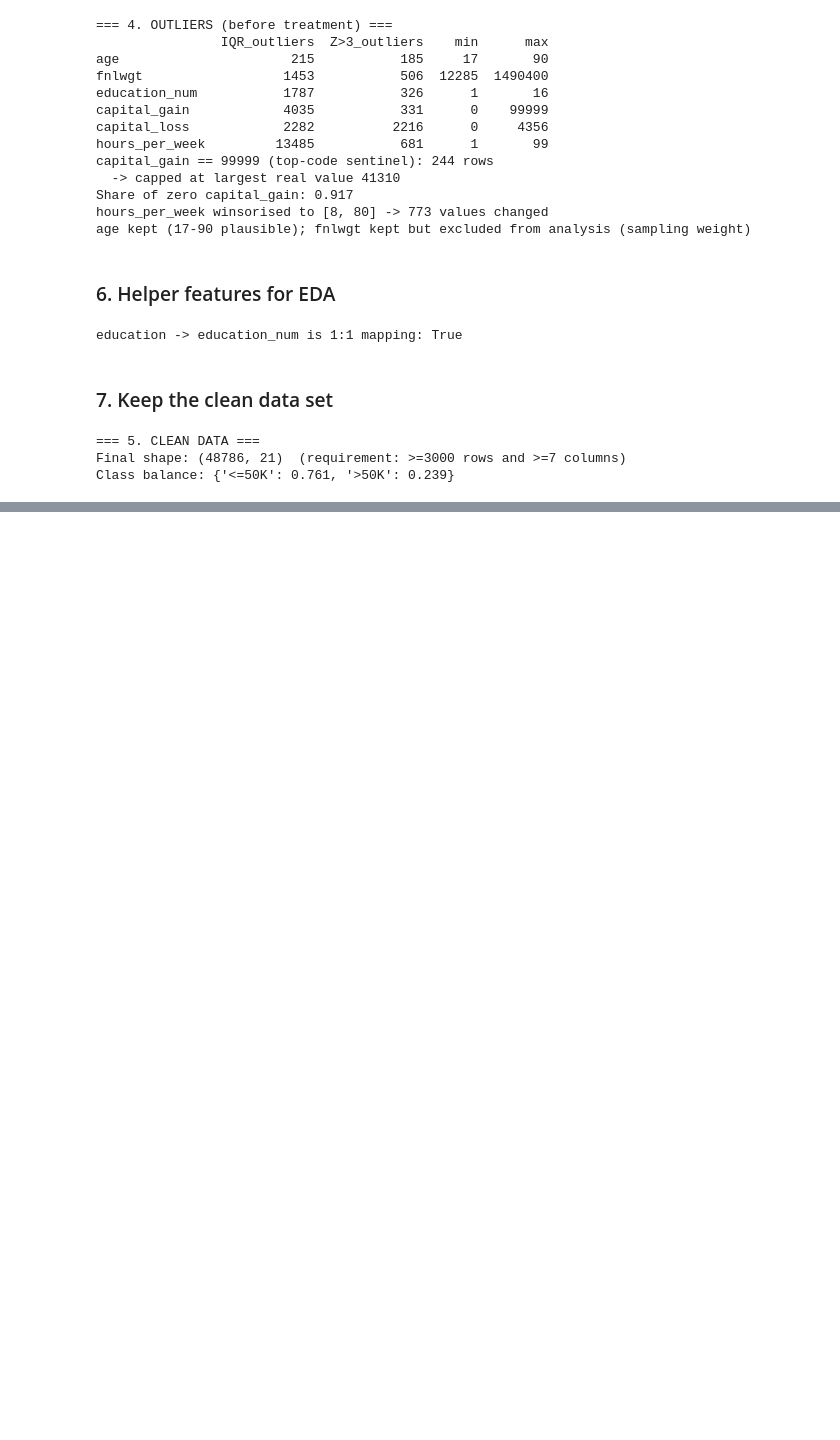
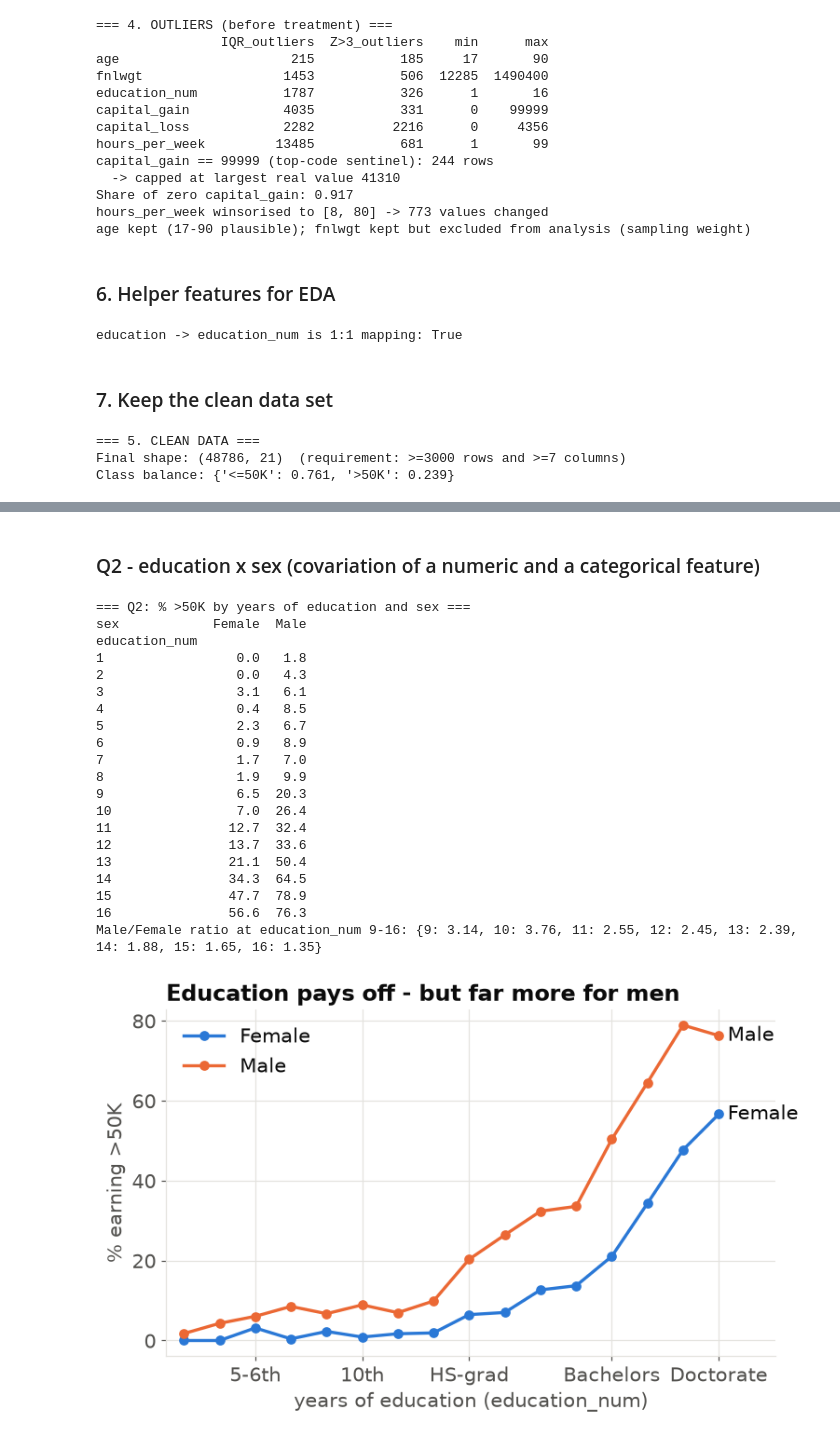
Before and after one commit to RhuanMendanha/CA1-40--Data-Exploration-and-Preparation, a Jupyter notebook: DEP_Project.ipynb, the cells around one changed output, grey strips where cells are left out. Cells and saved outputs as stored; diff of their text form; code cells hidden in the pictures; blank space fills up the shorter version.

```diff
--- a/DEP_Project.ipynb
+++ b/DEP_Project.ipynb
@@ -459,0 +665,74 @@ Class balance: {'<=50K': 0.761, '>50K': 0.239}
+# %% [markdown]
+### Q2 - education x sex (covariation of a numeric and a categorical feature)
+# %%
+# ---------- Q2: Comparing income by education level and sex ----------
+# Here I wanted to investigate whether having more years of education
+# is linked to higher income, and whether the pattern is different
+# between men and women.
+# I calculate the percentage earning over 50K for each education level
+# and separate the results by sex.
+
+edu = rate(["education_num", "sex"]).unstack()
+
+note("=== Q2: % >50K by years of education and sex ===")
+note(edu.round(1).to_string())
+
+
+# I calculate the ratio between male and female high earners for each
+# education level from 9 to 16. This helps me compare the differences
+# between the two groups at similar education levels.
+ratio = (edu["Male"] / edu["Female"]).loc[9:16]
+note(f"Male/Female ratio at education_num 9-16: {ratio.round(2).to_dict()}")
+note("")
+
+
+# ---------- Visualising the education and income relationship ----------
+# I use a line chart to show how the percentage of people earning over 50K
+# changes as their education level increases.
+# Each line represents a different group, making the comparison easier.
+
+fig, ax = plt.subplots(figsize=(7.2, 4.6))
+
+for sex, c in [("Female", ps.BLUE), ("Male", ps.ORANGE)]:
+    ax.plot(edu.index, edu[sex], color=c, marker="o", ms=6)
+    ax.text(16.25, edu[sex].iloc[-1], sex, color=ps.INK, va="center")
+
+
+# I replace the numerical education values with familiar qualification names
+# so the graph is easier to understand.
+ax.set_xticks([3, 6, 9, 13, 16])
+ax.set_xticklabels(["5-6th", "10th", "HS-grad", "Bachelors", "Doctorate"])
+
+ax.set_xlabel("years of education (education_num)")
+ax.set_ylabel("% earning >50K")
+ax.set_xlim(0.5, 17.6)
+
+# I give the graph a title that highlights the pattern I wanted to investigate.
+ax.set_title("Education pays off - but far more for men")
+ax.legend(["Female", "Male"], loc="upper left")
+
+# I finish by adjusting the layout and displaying the graph.
+fig.tight_layout()
+ps.save(fig, FIG / "fig3_education_sex.png")
+# %% [output]
+=== Q2: % >50K by years of education and sex ===
+sex            Female  Male
+education_num
+1                 0.0   1.8
+2                 0.0   4.3
+3                 3.1   6.1
+4                 0.4   8.5
+5                 2.3   6.7
+6                 0.9   8.9
+7                 1.7   7.0
+8                 1.9   9.9
+9                 6.5  20.3
+10                7.0  26.4
+11               12.7  32.4
+12               13.7  33.6
+13               21.1  50.4
+14               34.3  64.5
+15               47.7  78.9
+16               56.6  76.3
+Male/Female ratio at education_num 9-16: {9: 3.14, 10: 3.76, 11: 2.55, 12: 2.45, 13: 2.39, 14: 1.88, 15: 1.65, 16: 1.35}
+[figure, added]
```
Also changed, not shown: parts of 10 cells of this notebook.
